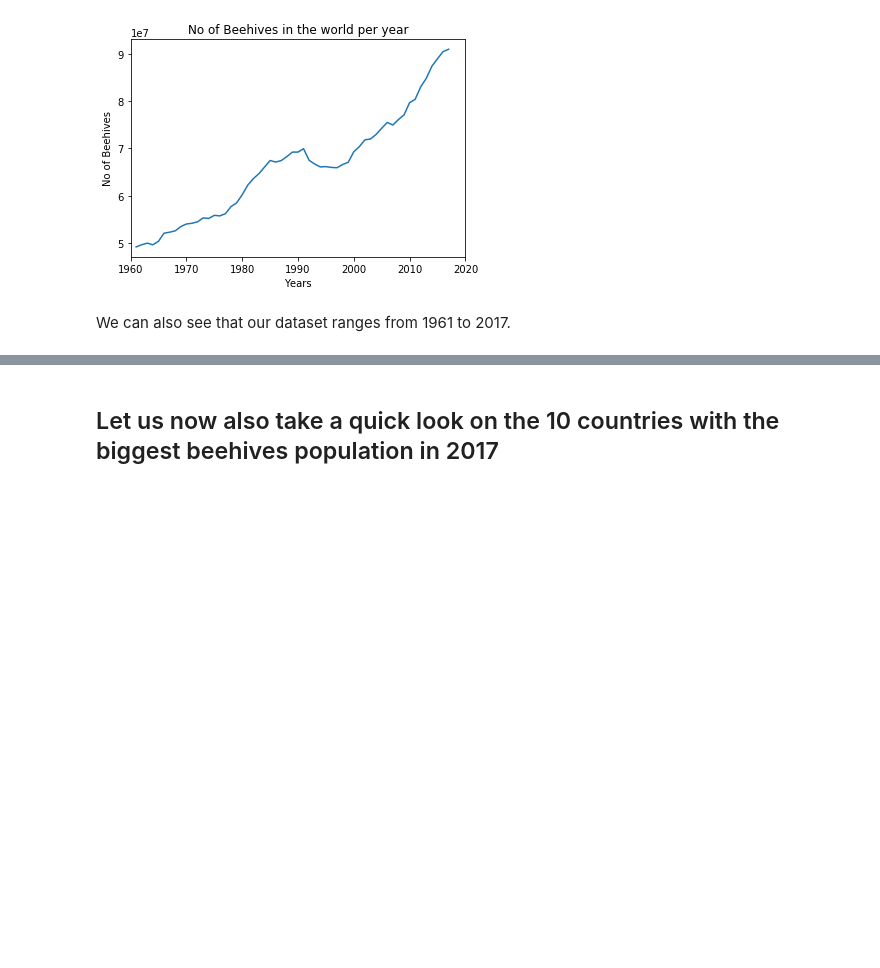
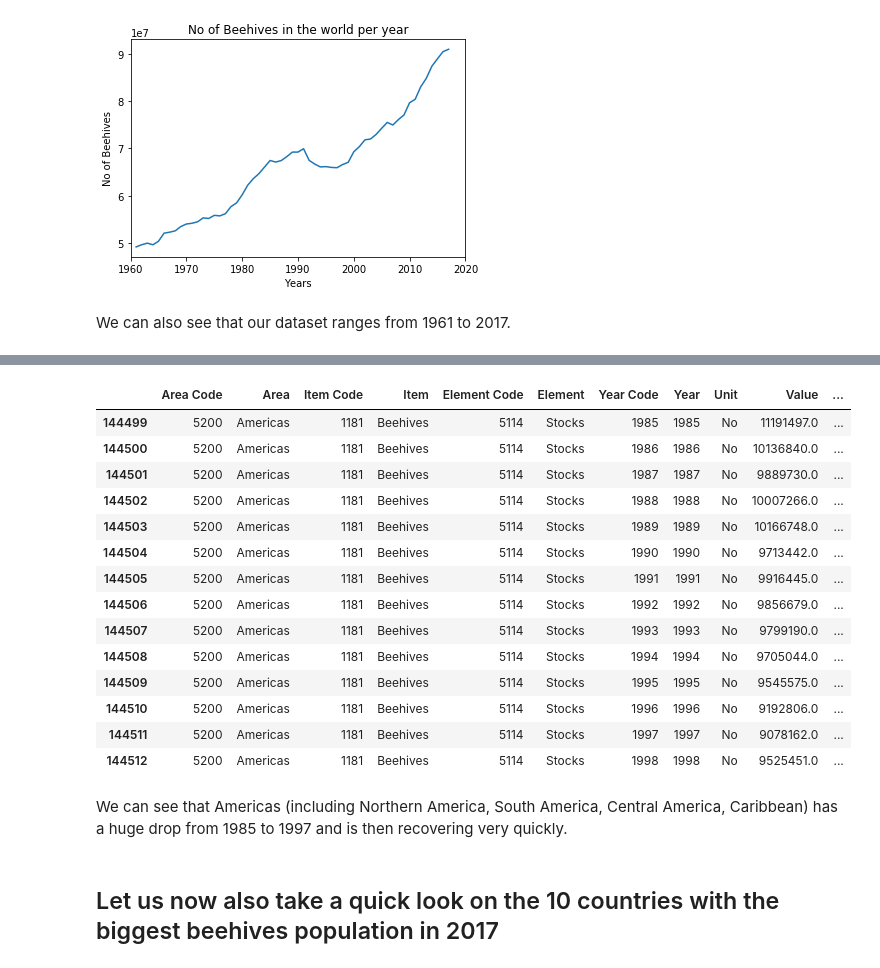
Before and after one commit to caralen/ada-project-faam, a Jupyter notebook: researchBees.ipynb, the cells around one changed output, grey strips where cells are left out. Cells and saved outputs as stored; diff of their text form; code cells hidden in the pictures; blank space fills up the shorter version.

```diff
--- a/researchBees.ipynb
+++ b/researchBees.ipynb
@@ -88,3 +129,23 @@ We can also see that our dataset ranges from 1961 to 2017.
+# %%
+beehives_continents.loc[(beehives_continents['Area'] == 'Americas') & ~(beehives_continents['Year'] < 1985) & ~(beehives_continents['Year'] > 1998)]
+# %% [output]
+|  | Area Code | Area | Item Code | Item | Element Code | Element | Year Code | Year | Unit | Value | ... |
+| 144499 | 5200 | Americas | 1181 | Beehives | 5114 | Stocks | 1985 | 1985 | No | 11191497.0 | ... |
+| 144500 | 5200 | Americas | 1181 | Beehives | 5114 | Stocks | 1986 | 1986 | No | 10136840.0 | ... |
+| 144501 | 5200 | Americas | 1181 | Beehives | 5114 | Stocks | 1987 | 1987 | No | 9889730.0 | ... |
+| 144502 | 5200 | Americas | 1181 | Beehives | 5114 | Stocks | 1988 | 1988 | No | 10007266.0 | ... |
+| 144503 | 5200 | Americas | 1181 | Beehives | 5114 | Stocks | 1989 | 1989 | No | 10166748.0 | ... |
+| 144504 | 5200 | Americas | 1181 | Beehives | 5114 | Stocks | 1990 | 1990 | No | 9713442.0 | ... |
+| 144505 | 5200 | Americas | 1181 | Beehives | 5114 | Stocks | 1991 | 1991 | No | 9916445.0 | ... |
+| 144506 | 5200 | Americas | 1181 | Beehives | 5114 | Stocks | 1992 | 1992 | No | 9856679.0 | ... |
+| 144507 | 5200 | Americas | 1181 | Beehives | 5114 | Stocks | 1993 | 1993 | No | 9799190.0 | ... |
+| 144508 | 5200 | Americas | 1181 | Beehives | 5114 | Stocks | 1994 | 1994 | No | 9705044.0 | ... |
+| 144509 | 5200 | Americas | 1181 | Beehives | 5114 | Stocks | 1995 | 1995 | No | 9545575.0 | ... |
+| 144510 | 5200 | Americas | 1181 | Beehives | 5114 | Stocks | 1996 | 1996 | No | 9192806.0 | ... |
+| 144511 | 5200 | Americas | 1181 | Beehives | 5114 | Stocks | 1997 | 1997 | No | 9078162.0 | ... |
+| 144512 | 5200 | Americas | 1181 | Beehives | 5114 | Stocks | 1998 | 1998 | No | 9525451.0 | ... |
+# %% [markdown]
+We can see that Americas (including Northern America, South America, Central America, Caribbean) has a huge drop from 1985 to 1997 and is then recovering very quickly.
 # %% [markdown]
 ## Let us now also take a quick look on the 10 countries with the biggest beehives population in 2017
 # %%
```
Also changed, not shown: parts of 14 cells of this notebook.
